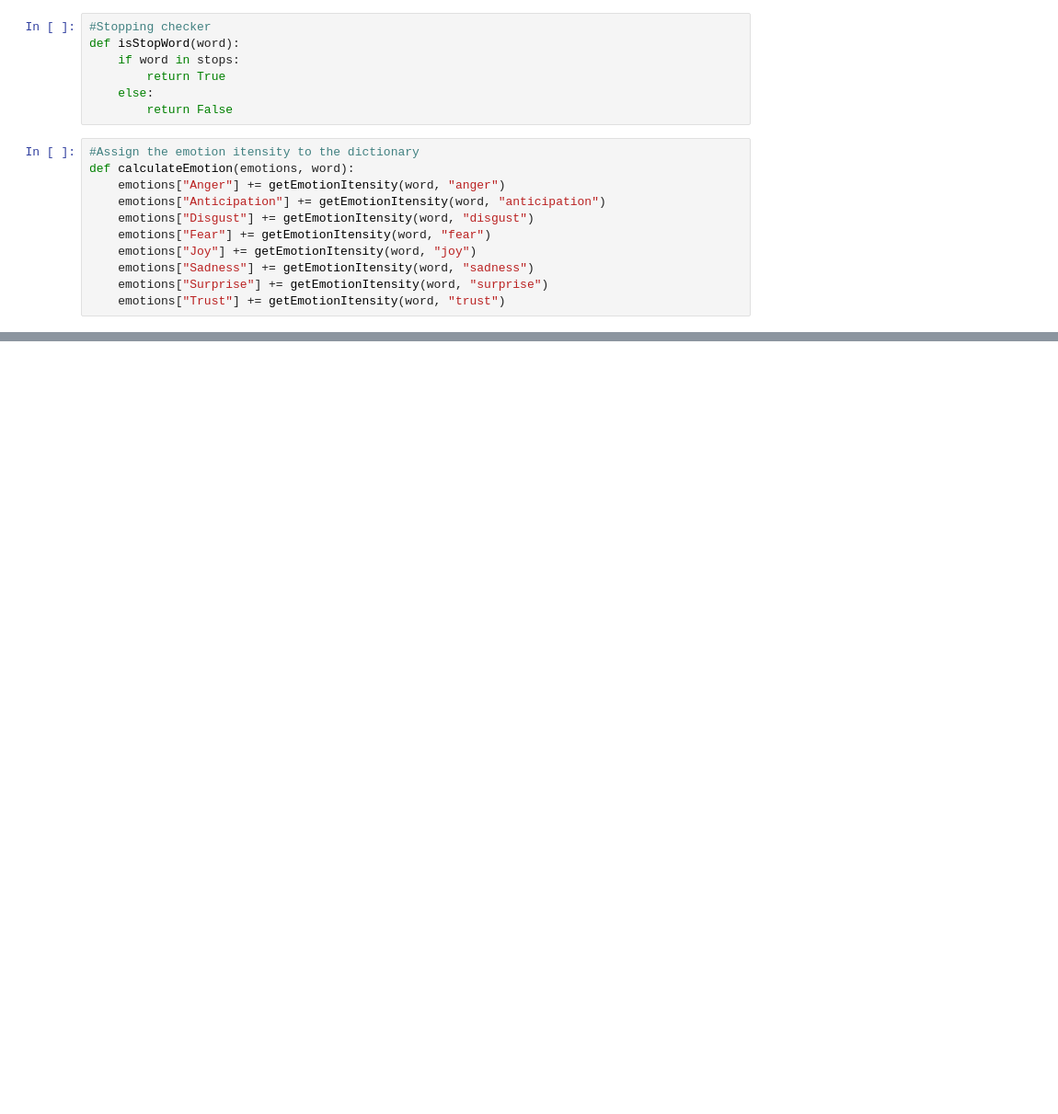
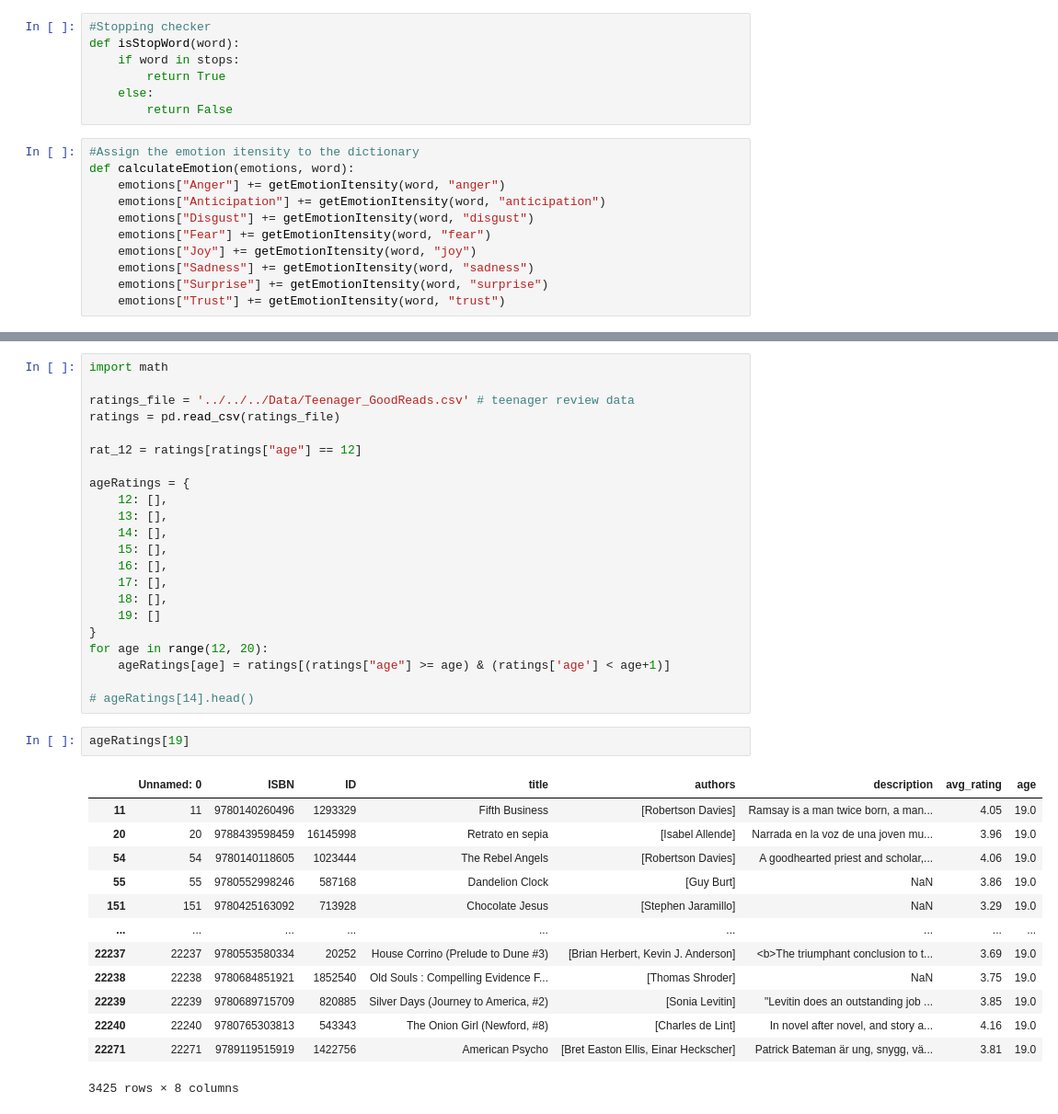
Before and after one commit to PIReTship/StoryTime2.0, a Jupyter notebook: Sandbox/levesson/emotion_description/emotionItensity_Vector_with_objective.ipynb, the cells around one changed output, grey strips where cells are left out. Shown at 92% size. Saved outputs shown, nothing was run; the diff lists cells and outputs as text; blank space fills up the shorter version.

```diff
--- a/Sandbox/levesson/emotion_description/emotionItensity_Vector_with_objective.ipynb
+++ b/Sandbox/levesson/emotion_description/emotionItensity_Vector_with_objective.ipynb
@@ -149,0 +283,38 @@ books.to_csv('complete_pl_output.csv')
+# %%
+import math
+
+ratings_file = '../../../Data/Teenager_GoodReads.csv' # teenager review data
+ratings = pd.read_csv(ratings_file)
+
+rat_12 = ratings[ratings["age"] == 12]
+
+ageRatings = {
+    12: [],
+    13: [],
+    14: [],
+    15: [],
+    16: [],
+    17: [],
+    18: [],
+    19: []
+}
+for age in range(12, 20):
+    ageRatings[age] = ratings[(ratings["age"] >= age) & (ratings['age'] < age+1)]
+
+# ageRatings[14].head()
+# %%
+ageRatings[19]
+# %% [output]
+|  | Unnamed: 0 | ISBN | ID | title | authors | description | avg_rating | age |
+| 11 | 11 | 9780140260496 | 1293329 | Fifth Business | [Robertson Davies] | Ramsay is a man twice born, a man... | 4.05 | 19.0 |
+| 20 | 20 | 9788439598459 | 16145998 | Retrato en sepia | [Isabel Allende] | Narrada en la voz de una joven mu... | 3.96 | 19.0 |
+| 54 | 54 | 9780140118605 | 1023444 | The Rebel Angels | [Robertson Davies] | A goodhearted priest and scholar,... | 4.06 | 19.0 |
+| 55 | 55 | 9780552998246 | 587168 | Dandelion Clock | [Guy Burt] | NaN | 3.86 | 19.0 |
+| 151 | 151 | 9780425163092 | 713928 | Chocolate Jesus | [Stephen Jaramillo] | NaN | 3.29 | 19.0 |
+| ... | ... | ... | ... | ... | ... | ... | ... | ... |
+| 22237 | 22237 | 9780553580334 | 20252 | House Corrino (Prelude to Dune #3) | [Brian Herbert, Kevin J. Anderson] | <b>The triumphant conclusion to t... | 3.69 | 19.0 |
+| 22238 | 22238 | 9780684851921 | 1852540 | Old Souls : Compelling Evidence F... | [Thomas Shroder] | NaN | 3.75 | 19.0 |
+| 22239 | 22239 | 9780689715709 | 820885 | Silver Days (Journey to America, #2) | [Sonia Levitin] | "Levitin does an outstanding job ... | 3.85 | 19.0 |
+| 22240 | 22240 | 9780765303813 | 543343 | The Onion Girl (Newford, #8) | [Charles de Lint] | In novel after novel, and story a... | 4.16 | 19.0 |
+| 22271 | 22271 | 9789119515919 | 1422756 | American Psycho | [Bret Easton Ellis, Einar Heckscher] | Patrick Bateman är ung, snygg, vä... | 3.81 | 19.0 |
+3425 rows × 8 columns
```
Also changed, not shown: parts of 25 cells of this notebook.
